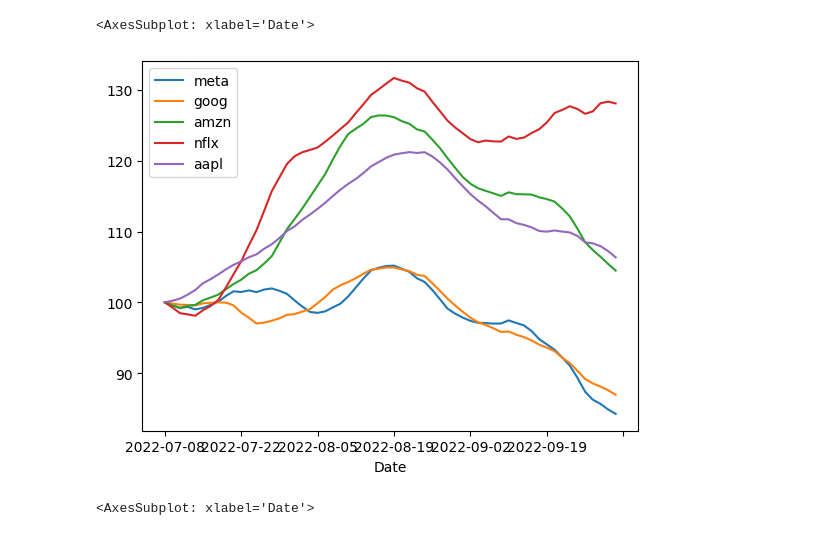
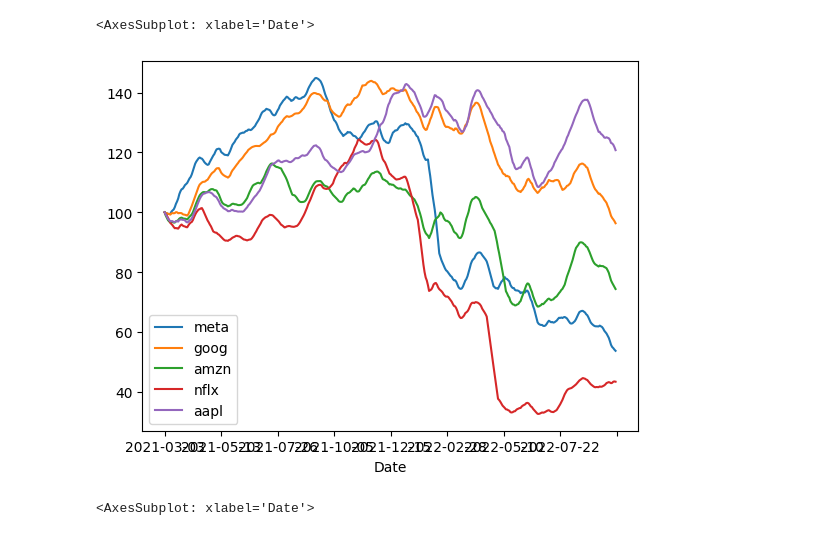
Before and after one commit to henrytsui000/Stock-Price-Prediction, a Jupyter notebook: visulize/trend.ipynb, the cells around one changed output. Drawn from its saved outputs; the diff is of its cells as text; code cells hidden in the pictures.

```diff
--- a/visulize/trend.ipynb
+++ b/visulize/trend.ipynb
@@ -28,10 +11,10 @@ Date
 def slide_windows(stock):
     return stock.rolling(10).mean(std = 5)
 # %%
-slide_windows(prices).iloc[-60:, :].rebase().plot()
+slide_windows(prices).iloc[-400:, :].rebase().plot()
 # %% [output]
 <AxesSubplot: xlabel='Date'>
-[figure, old version]
+[figure, new version]
 # %%
 slide_windows(prices).iloc[-60:].to_drawdown_series().plot()
 # %% [output]
```
Also changed, not shown: parts of 1 cell of this notebook, 4 other files.
